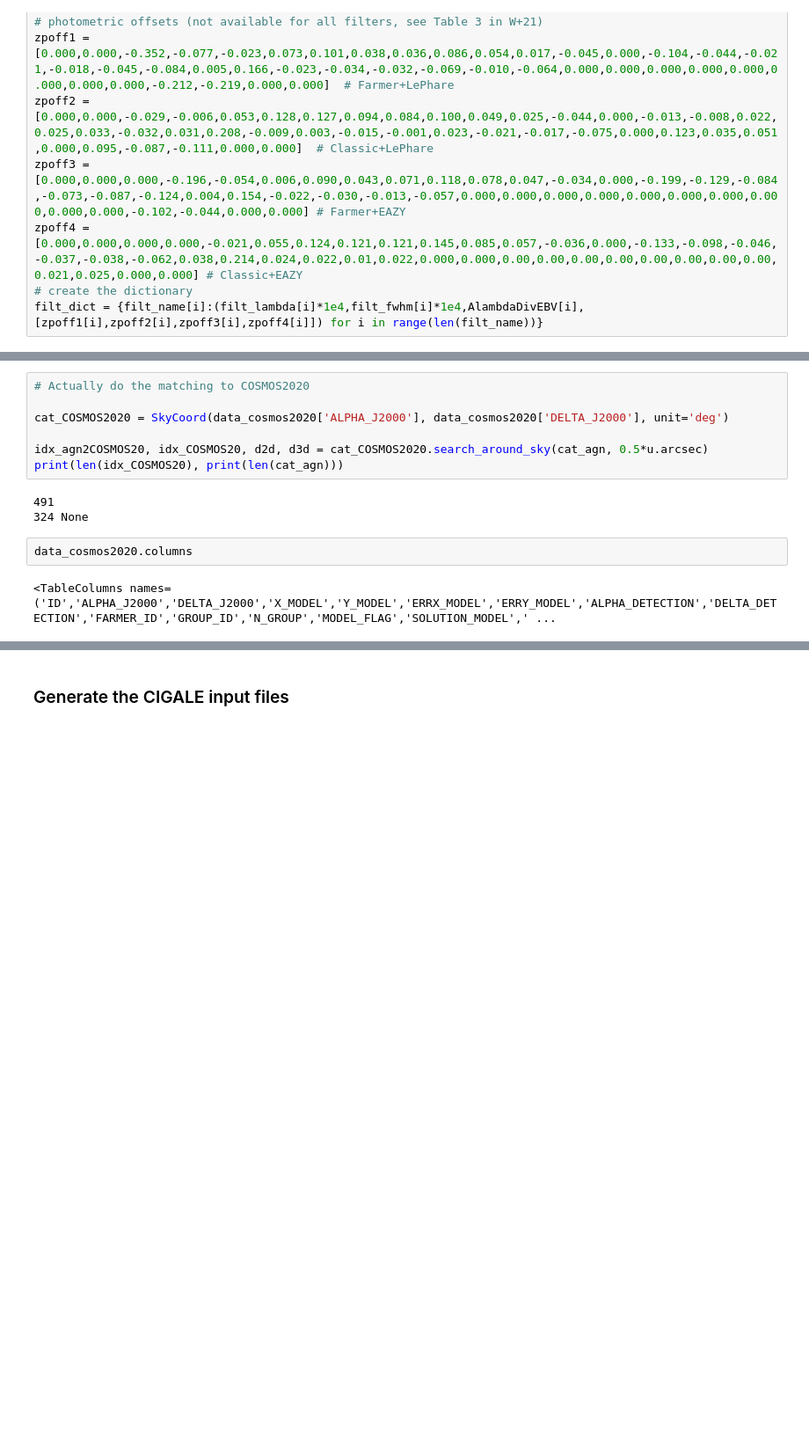
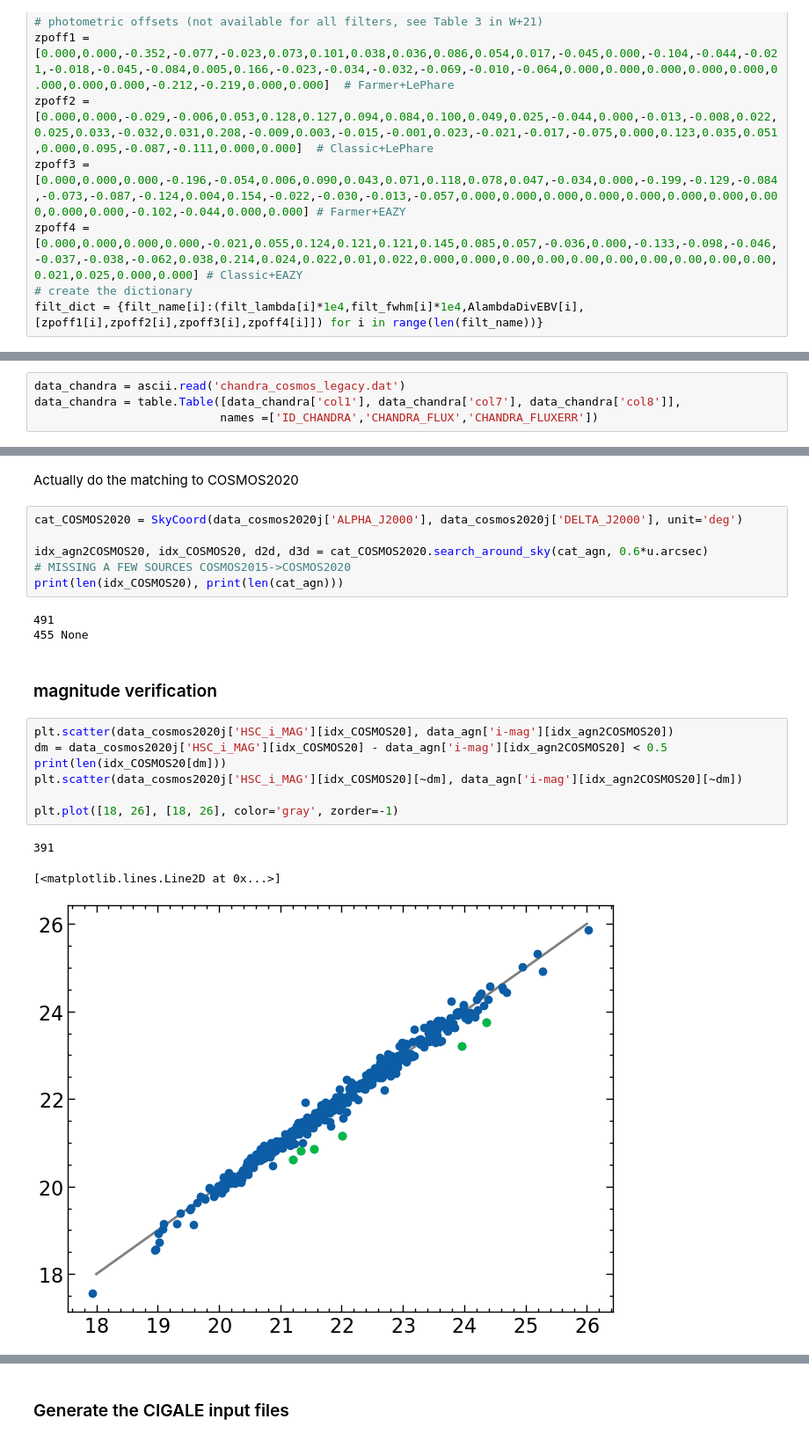
Before and after one commit to Chisen-Lupus/dwarf_agn_cosmos, a Jupyter notebook: hsc-spp_sed.ipynb, the cells around one changed output, grey strips where cells are left out. Shown at 88% size. Saved outputs shown, nothing was run; the diff lists cells and outputs as text; blank space fills up the shorter version.

```diff
--- a/hsc-spp_sed.ipynb
+++ b/hsc-spp_sed.ipynb
@@ -121,0 +135,4 @@ Table length=746976
+# %%
+data_chandra = ascii.read('chandra_cosmos_legacy.dat')
+data_chandra = table.Table([data_chandra['col1'], data_chandra['col7'], data_chandra['col8']],
+                           names =['ID_CHANDRA','CHANDRA_FLUX','CHANDRA_FLUXERR'])
@@ -122,17 +163,27 @@ Table length=746976
+# %% [markdown]
+Actually do the matching to COSMOS2020
 # %%
-# Actually do the matching to COSMOS2020
+cat_COSMOS2020 = SkyCoord(data_cosmos2020j['ALPHA_J2000'], data_cosmos2020j['DELTA_J2000'], unit='deg')
 
-cat_COSMOS2020 = SkyCoord(data_cosmos2020['ALPHA_J2000'], data_cosmos2020['DELTA_J2000'], unit='deg')
-
-idx_agn2COSMOS20, idx_COSMOS20, d2d, d3d = cat_COSMOS2020.search_around_sky(cat_agn, 0.5*u.arcsec)
+idx_agn2COSMOS20, idx_COSMOS20, d2d, d3d = cat_COSMOS2020.search_around_sky(cat_agn, 0.6*u.arcsec)
+# MISSING A FEW SOURCES COSMOS2015->COSMOS2020
 print(len(idx_COSMOS20), print(len(cat_agn)))
 # %% [output]
 491
-324 None
+455 None
-# %%
-data_cosmos2020.columns
-# %% [output]
-<TableColumns names=('ID','ALPHA_J2000','DELTA_J2000','X_MODEL','Y_MODEL','ERRX_MODEL','ERRY_MODEL','ALPHA_DETECTION','DELTA_DETECTION','FARMER_ID','GROUP_ID','N_GROUP','MODEL_FLAG','SOLUTION_MODEL',' ...
+# %% [markdown]
+### magnitude verification
+# %%
+plt.scatter(data_cosmos2020j['HSC_i_MAG'][idx_COSMOS20], data_agn['i-mag'][idx_agn2COSMOS20])
+dm = data_cosmos2020j['HSC_i_MAG'][idx_COSMOS20] - data_agn['i-mag'][idx_agn2COSMOS20] < 0.5
+print(len(idx_COSMOS20[dm]))
+plt.scatter(data_cosmos2020j['HSC_i_MAG'][idx_COSMOS20][~dm], data_agn['i-mag'][idx_agn2COSMOS20][~dm])
+
+plt.plot([18, 26], [18, 26], color='gray', zorder=-1)
+# %% [output]
+391
+[<matplotlib.lines.Line2D at 0x...>]
+[figure, added]
 # %%
 # Fix up the X-ray fluxes:
 # This doesn't really do anything except reformat the columns
```
Also changed, not shown: parts of 26 cells of this notebook, 1 other file.
